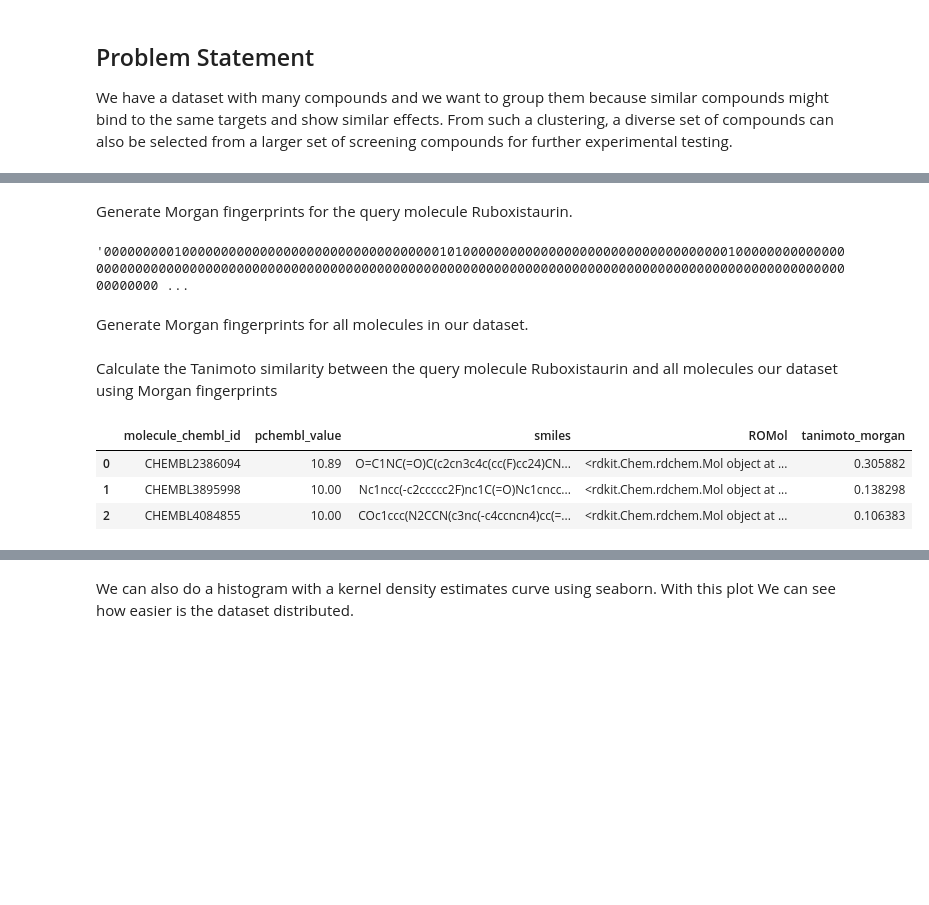
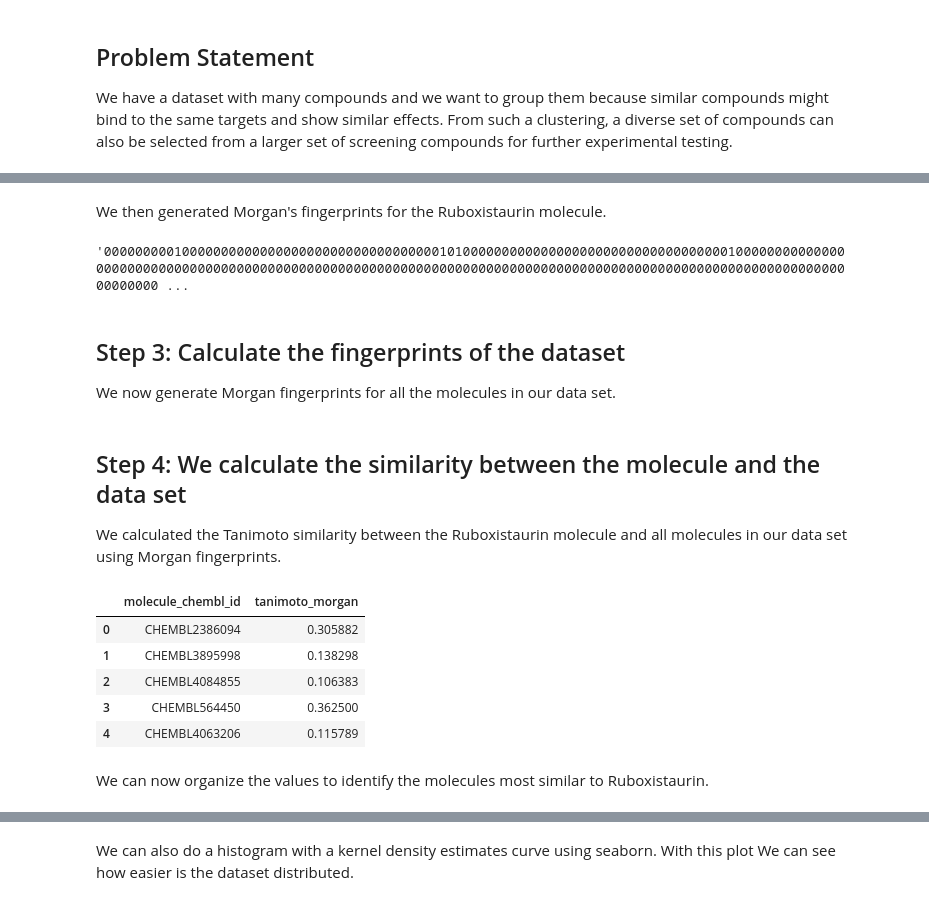
Before and after one commit to ramirezlab/CHEMO, a Jupyter notebook: 2_PART_TWO/2.4_Practice-2.en.ipynb, the cells around one changed output, grey strips where cells are left out. Saved outputs shown, nothing was run; the diff lists cells and outputs as text; code cells hidden in the pictures; blank space fills up the shorter version.

```diff
--- a/2_PART_TWO/2.4_Practice-2.en.ipynb
+++ b/2_PART_TWO/2.4_Practice-2.en.ipynb
@@ -59,8 +65,7 @@ from rdkit.Chem import (
 The dataset contain the bioactive compounds against Glycogen synthase kinase-3 beta that we built in the tutorial 2.1_Dataframes.
 # %%
 molecule_dataset = pd.read_csv("data/compounds_P49841_full.csv",
-    usecols=["molecule_chembl_id", "smiles", "pchembl_value"],
-)
-print(molecule_dataset.shape)
+                               usecols=["molecule_chembl_id", "smiles"])
+print(f'# total de compuestos: {len(molecule_dataset)}')
 molecule_dataset.head()
 # %% [output]
@@ -85,5 +87,5 @@ query
 # %% [markdown]
-Generate Morgan fingerprints for the query molecule Ruboxistaurin.
+We then generated Morgan's fingerprints for the Ruboxistaurin molecule.
 # %%
 circular_fp_query = rdFingerprintGenerator.GetFPs([query])[0]
 
@@ -92,20 +94,26 @@ circular_fp_query.ToBitString()
 # %% [output]
 '0000000001000000000000000000000000000000000101000000000000000000000000000000000010000000000000000000000000000000000000000000000000000000000000000000000000000000000000000000000000000000000000000000000 ...
 # %% [markdown]
-Generate Morgan fingerprints for all molecules in our dataset.
+## Step 3: Calculate the fingerprints of the dataset
+We now generate Morgan fingerprints for all the molecules in our data set.
 # %%
 PandasTools.AddMoleculeColumnToFrame(molecule_dataset, "smiles")
 circular_fp_list = rdFingerprintGenerator.GetFPs(molecule_dataset["ROMol"].tolist())
 # %% [markdown]
-Calculate the Tanimoto similarity between the query molecule Ruboxistaurin and all molecules our dataset using Morgan fingerprints
+## Step 4: We calculate the similarity between the molecule and the data set
+We calculated the Tanimoto similarity between the Ruboxistaurin molecule and all molecules in our data set using Morgan fingerprints.
 # %%
 molecule_dataset["tanimoto_morgan"] = DataStructs.BulkTanimotoSimilarity(circular_fp_query, circular_fp_list)
-molecule_dataset.head(3)
+molecule_dataset[["molecule_chembl_id", "tanimoto_morgan"]].head()
 # %% [output]
-|  | molecule_chembl_id | pchembl_value | smiles | ROMol | tanimoto_morgan |
-| 0 | CHEMBL2386094 | 10.89 | O=C1NC(=O)C(c2cn3c4c(cc(F)cc24)CN... | <rdkit.Chem.rdchem.Mol object at ... | 0.305882 |
-| 1 | CHEMBL3895998 | 10.00 | Nc1ncc(-c2ccccc2F)nc1C(=O)Nc1cncc... | <rdkit.Chem.rdchem.Mol object at ... | 0.138298 |
-| 2 | CHEMBL4084855 | 10.00 | COc1ccc(N2CCN(c3nc(-c4ccncn4)cc(=... | <rdkit.Chem.rdchem.Mol object at ... | 0.106383 |
+|  | molecule_chembl_id | tanimoto_morgan |
+| 0 | CHEMBL2386094 | 0.305882 |
+| 1 | CHEMBL3895998 | 0.138298 |
+| 2 | CHEMBL4084855 | 0.106383 |
+| 3 | CHEMBL564450 | 0.362500 |
+| 4 | CHEMBL4063206 | 0.115789 |
+# %% [markdown]
+We can now organize the values to identify the molecules most similar to Ruboxistaurin.
 # %%
 molecule_dataset.sort_values(by = ["tanimoto_morgan"], ascending=False, inplace=True)
 molecule_dataset.head(5)
```
Also changed, not shown: parts of 114 cells of this notebook.
